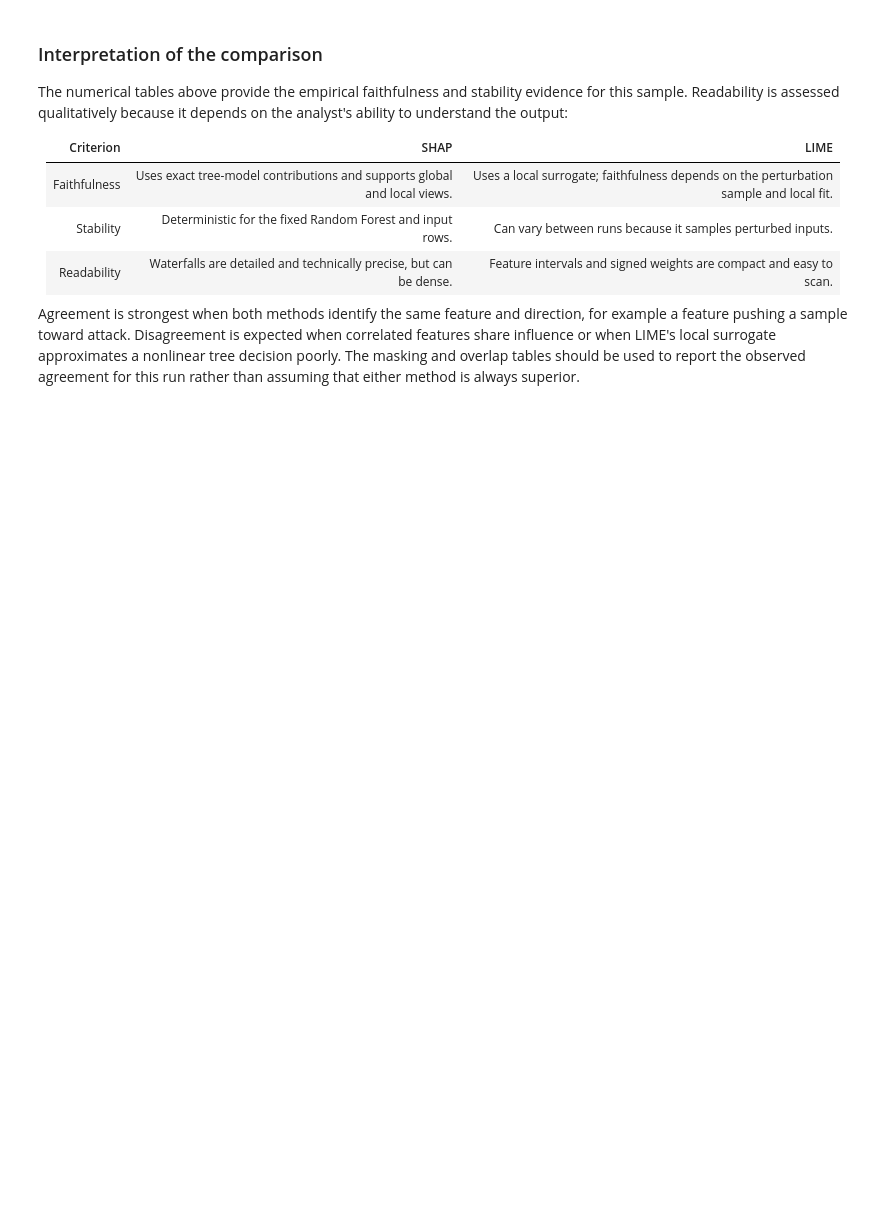
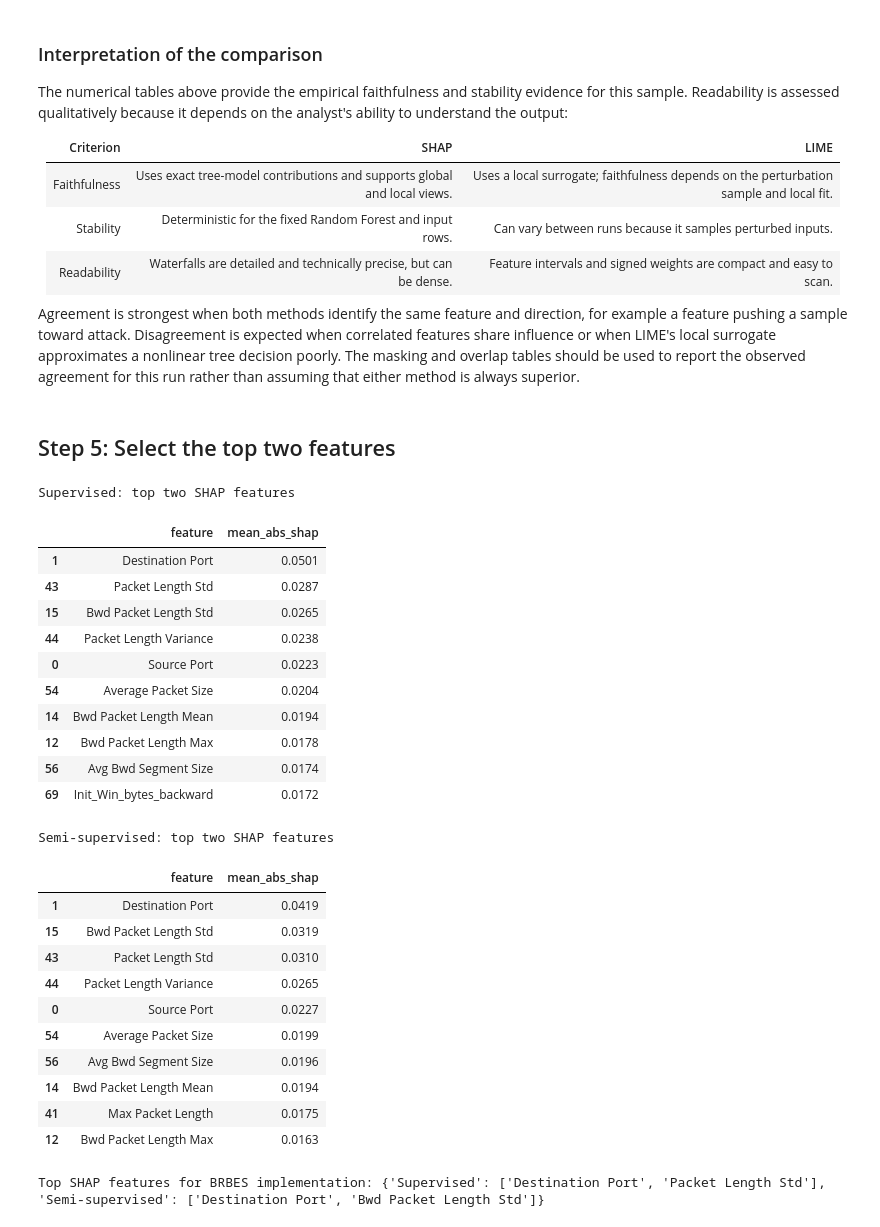
Before and after one commit to Nishant-Gandhi09/D7084E_XAI_Lab3, a Jupyter notebook: lab3.ipynb, the cells around one changed output. Saved outputs shown, nothing was run; the diff lists cells and outputs as text; code cells hidden in the pictures; blank space fills up the shorter version.

```diff
--- a/lab3.ipynb
+++ b/lab3.ipynb
@@ -786,3 +786,48 @@ The numerical tables above provide the empirical faithfulness and stability evid
 | Readability | Waterfalls are detailed and technically precise, but can be dense. | Feature intervals and signed weights are compact and easy to scan. |
 
 Agreement is strongest when both methods identify the same feature and direction, for example a feature pushing a sample toward attack. Disagreement is expected when correlated features share influence or when LIME's local surrogate approximates a nonlinear tree decision poorly. The masking and overlap tables should be used to report the observed agreement for this run rather than assuming that either method is always superior.
+# %% [markdown]
+## Step 5: Select the top two features
+# %%
+# Extract the two most important SHAP features for each paradigm.
+top_shap_features = {}
+for paradigm, explanation in shap_global_explanations.items():
+    # Mean absolute SHAP values rank features by their average effect across both classes.
+    mean_abs_values = np.mean(np.abs(explanation.values), axis=0)
+    # DataFrame holds the feature names and their corresponding mean absolute SHAP values, sorted in descending order of importance.
+    importance_df = pd.DataFrame({
+        "feature": explanation.feature_names,
+        "mean_abs_shap": mean_abs_values,
+    }).sort_values(by="mean_abs_shap", ascending=False)
+    # Keep only the top two features for later BRBES implementation and reporting.
+    top_shap_features[paradigm] = importance_df["feature"].head(2).tolist()
+
+    print(f"{paradigm}: top two SHAP features")
+    display(importance_df.head(10).round(4))
+print("Top SHAP features for BRBES implementation:", top_shap_features)
+# %% [output]
+Supervised: top two SHAP features
+|  | feature | mean_abs_shap |
+| 1 | Destination Port | 0.0501 |
+| 43 | Packet Length Std | 0.0287 |
+| 15 | Bwd Packet Length Std | 0.0265 |
+| 44 | Packet Length Variance | 0.0238 |
+| 0 | Source Port | 0.0223 |
+| 54 | Average Packet Size | 0.0204 |
+| 14 | Bwd Packet Length Mean | 0.0194 |
+| 12 | Bwd Packet Length Max | 0.0178 |
+| 56 | Avg Bwd Segment Size | 0.0174 |
+| 69 | Init_Win_bytes_backward | 0.0172 |
+Semi-supervised: top two SHAP features
+|  | feature | mean_abs_shap |
+| 1 | Destination Port | 0.0419 |
+| 15 | Bwd Packet Length Std | 0.0319 |
+| 43 | Packet Length Std | 0.0310 |
+| 44 | Packet Length Variance | 0.0265 |
+| 0 | Source Port | 0.0227 |
+| 54 | Average Packet Size | 0.0199 |
+| 56 | Avg Bwd Segment Size | 0.0196 |
+| 14 | Bwd Packet Length Mean | 0.0194 |
+| 41 | Max Packet Length | 0.0175 |
+| 12 | Bwd Packet Length Max | 0.0163 |
+Top SHAP features for BRBES implementation: {'Supervised': ['Destination Port', 'Packet Length Std'], 'Semi-supervised': ['Destination Port', 'Bwd Packet Length Std']}
```
Also changed, not shown: parts of 9 cells of this notebook.
